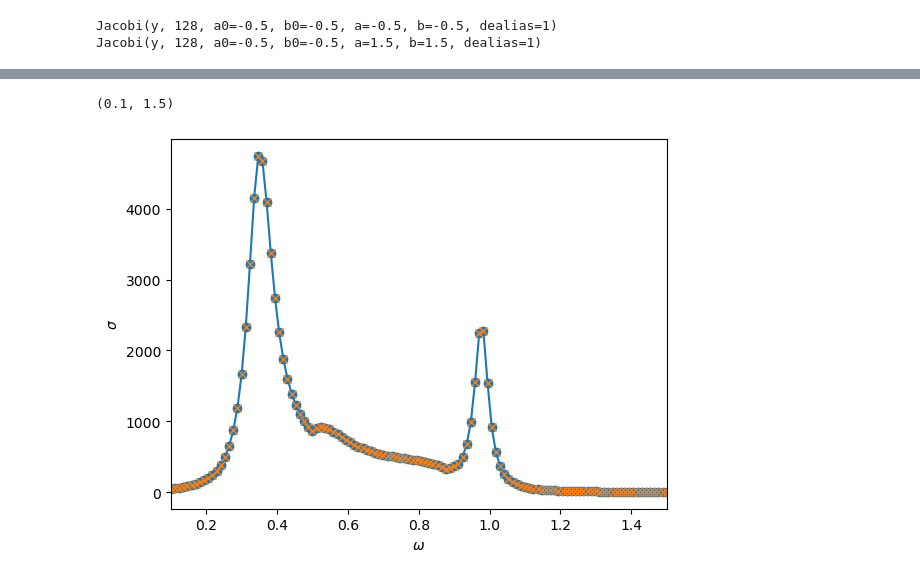
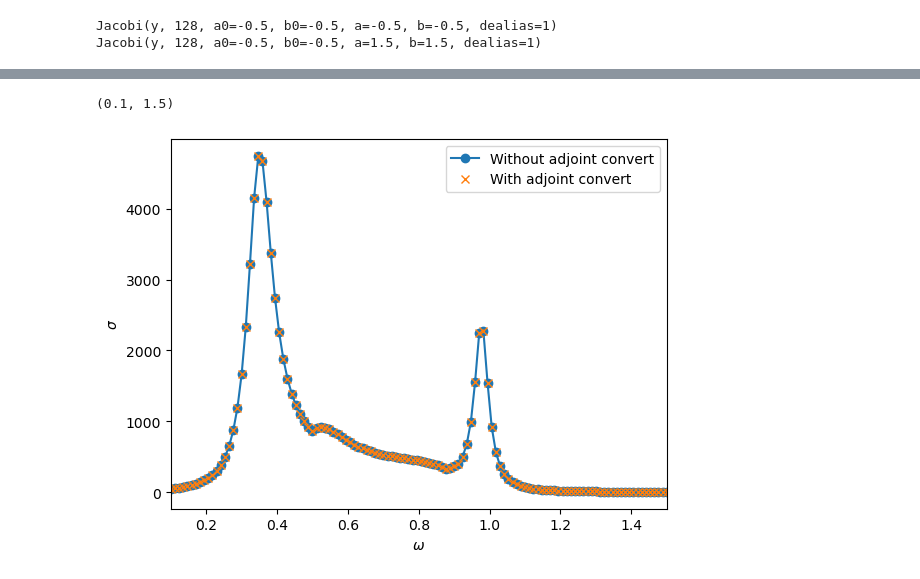
Before and after one commit to DedalusProject/dedalus, a Jupyter notebook: tmp/LBVP_example.ipynb, the cells around one changed output, grey strips where cells are left out. Saved outputs shown, nothing was run; the diff lists cells and outputs as text; code cells hidden in the pictures.

Commit message:
Can now clone a field with adjoint bases. Update example to use adjoint bases, much cleaner!

```diff
--- a/tmp/LBVP_example.ipynb
+++ b/tmp/LBVP_example.ipynb
@@ -341,9 +251,9 @@ problem.add_equation("w(y=2) = 0")
 # %%
 # Solver
-solver = problem.build_solver()
-# Check fu has the different bases so adjoint connvert needed
-print(fu.domain.bases[0])
-print(solver.F[0].domain.bases[0])
+solver2 = problem2.build_solver()
+# Check fu2 has the different bases so adjoint connvert needed
+print(fu2.domain.bases[0])
+print(solver2.F[0].domain.bases[0])
 # %% [output]
 Jacobi(y, 128, a0=-0.5, b0=-0.5, a=-0.5, b=-0.5, dealias=1)
 Jacobi(y, 128, a0=-0.5, b0=-0.5, a=1.5, b=1.5, dealias=1)
@@ -431,7 +323,7 @@ omegas = np.linspace(0.1,1.5,120)
 gains2 = []
 for omega_v in omegas:
     omega['g'] = omega_v
-    solver = problem.build_solver()
+    solver2 = problem2.build_solver()
     sol = optimize.minimize(directAdjointLoopGridConvert,forcing,method='L-BFGS-B',jac=True)
     gains2.append(sol.fun)
 gains2 = -np.array(gains2)
@@ -456,9 +348,11 @@ Wall time: 23.7 s
 # %%
-plt.plot(omegas,gains,'-o')
-plt.plot(omegas,gains2,'x')
+# Check same results as those with convert
+plt.plot(omegas,gains,'-o',label=r'Without adjoint convert')
+plt.plot(omegas,gains2,'x',label=r'With adjoint convert')
 plt.xlabel(r'$\omega$')
 plt.ylabel(r'$\sigma$')
+plt.legend()
 plt.xlim([omegas[0],omegas[-1]])
 # %% [output]
 (0.1, 1.5)
-[figure, old version]
+[figure, new version]
```
Also changed, not shown: parts of 10 cells of this notebook, 2 other files.
